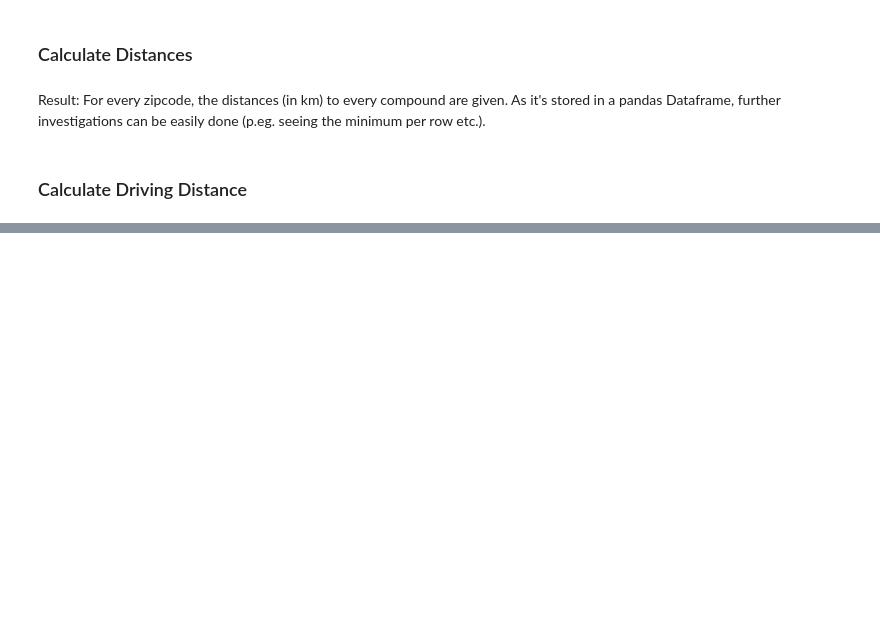
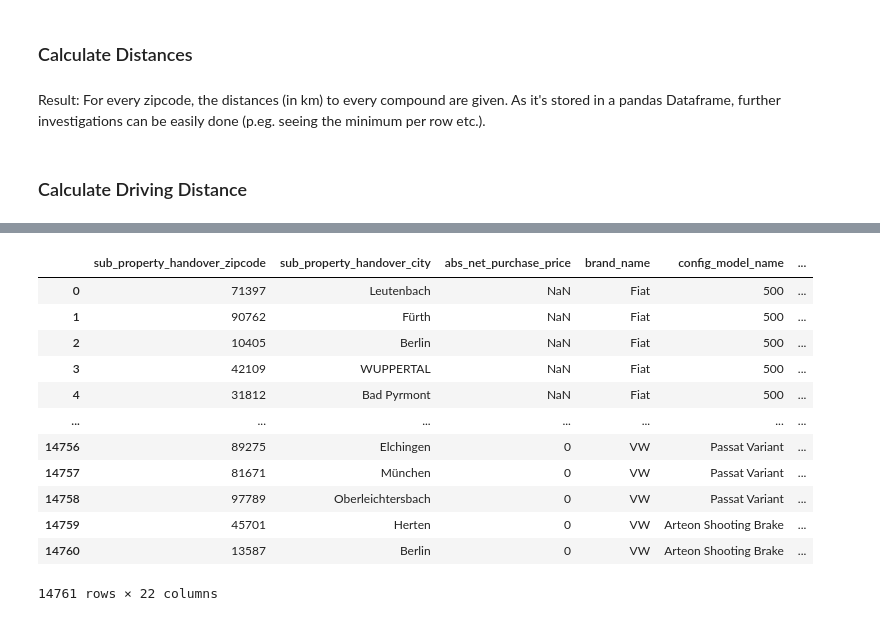
Before and after one commit to lenaas/geographic_optimization, a Jupyter notebook: geographic_optimization.ipynb, the cells around one changed output, grey strips where cells are left out. Cells and saved outputs as stored; diff of their text form; code cells hidden in the pictures; blank space fills up the shorter version.

```diff
--- a/geographic_optimization.ipynb
+++ b/geographic_optimization.ipynb
@@ -91,0 +176,17 @@ driving_distances_df
+# %%
+full_joined_df = pd.merge(analysis_input_df,airtable_df,how='inner',on='finn_car_id')
+full_joined_df
+# %% [output]
+|  | sub_property_handover_zipcode | sub_property_handover_city | abs_net_purchase_price | brand_name | config_model_name | ... |
+| 0 | 71397 | Leutenbach | NaN | Fiat | 500 | ... |
+| 1 | 90762 | Fürth | NaN | Fiat | 500 | ... |
+| 2 | 10405 | Berlin | NaN | Fiat | 500 | ... |
+| 3 | 42109 | WUPPERTAL | NaN | Fiat | 500 | ... |
+| 4 | 31812 | Bad Pyrmont | NaN | Fiat | 500 | ... |
+| ... | ... | ... | ... | ... | ... | ... |
+| 14756 | 89275 | Elchingen | 0 | VW | Passat Variant | ... |
+| 14757 | 81671 | München | 0 | VW | Passat Variant | ... |
+| 14758 | 97789 | Oberleichtersbach | 0 | VW | Passat Variant | ... |
+| 14759 | 45701 | Herten | 0 | VW | Arteon Shooting Brake | ... |
+| 14760 | 13587 | Berlin | 0 | VW | Arteon Shooting Brake | ... |
+14761 rows × 22 columns
```
Also changed, not shown: parts of 6 cells of this notebook, 3 other files.
